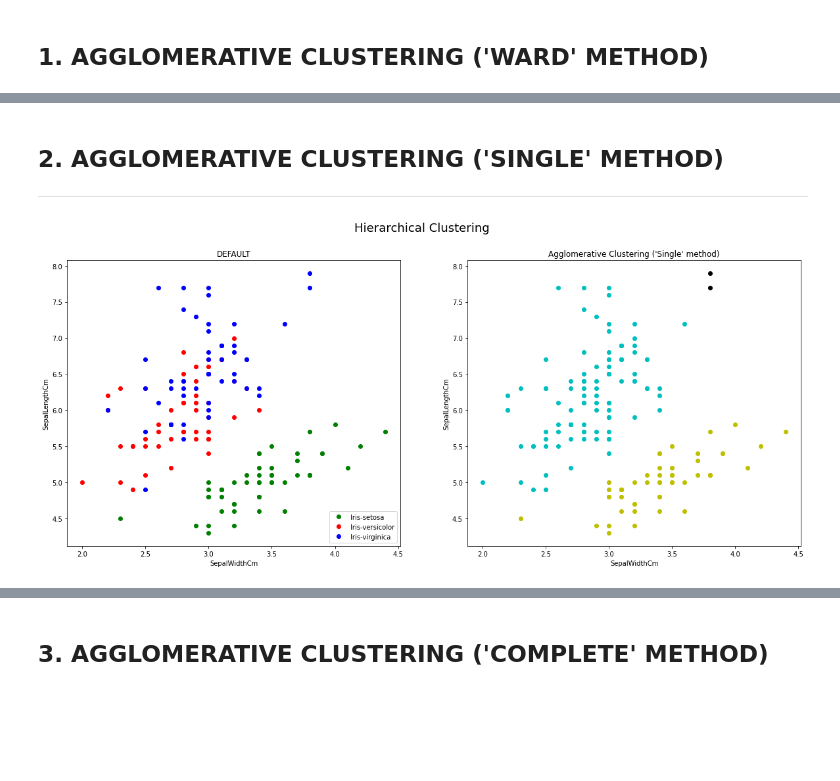
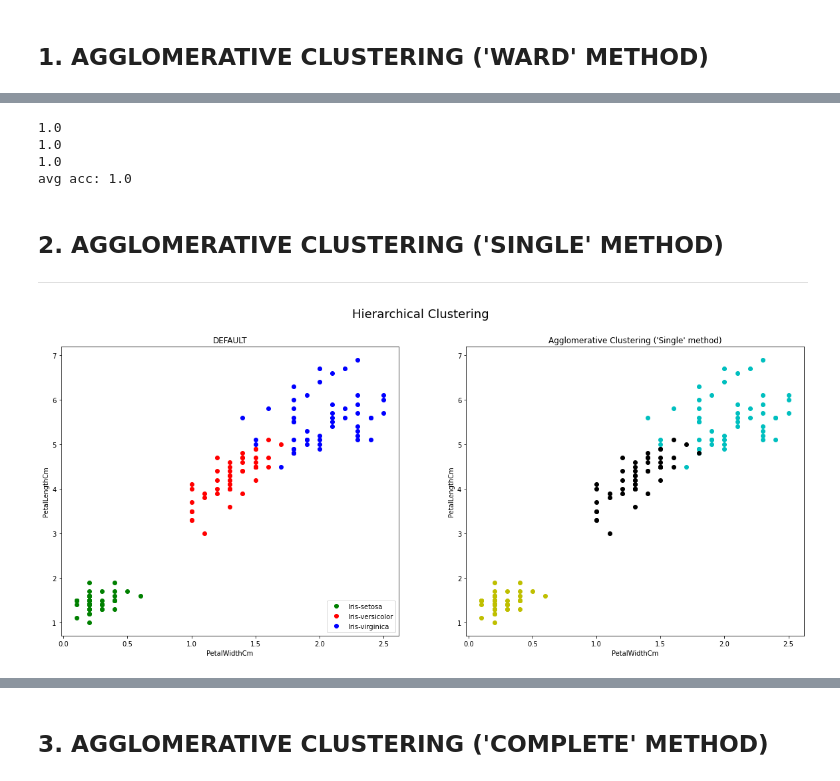
Before and after one commit to namt9/CS116-HierarchicalClustering, a Jupyter notebook: Hierarchical Clustering.ipynb, the cells around one changed output, grey strips where cells are left out. Cells and saved outputs as stored; diff of their text form; code cells hidden in the pictures; blank space fills up the shorter version.

```diff
--- a/Hierarchical Clustering.ipynb
+++ b/Hierarchical Clustering.ipynb
@@ -106,9 +104,9 @@ for i in df.Species:
         label.append(2)
 
 df['Species'] = label
-df = shuffle(df)
-df.reset_index(inplace=True)
+#df = shuffle(df)
+#df.reset_index(inplace=True)
 df['ID'] = [i for i in range(150)]
-df = df[['ID', 'SepalLengthCm', 'SepalWidthCm', 'PetalLengthCm', 'PetalWidthCm', 'Species']]
+df = df[['ID', 'PetalLengthCm', 'PetalWidthCm', 'Species']]
 df
 # %% [output]
@@ -139,5 +152,5 @@ df['clus_kmean'] = pred_label
 # %%
 clustering0 = AgglomerativeClustering(n_clusters=3, affinity='euclidean', linkage='ward').fit(X)
 clus0 = clustering0.labels_
-df['clus0'] = clus0
+df['hac_ward'] = clus0
 # %%
@@ -175,3 +164,14 @@ dend_plot_func("ward")
+# %%
+print(acc('hac_ward', 0, 1))
+print(acc('hac_ward', 1, 2))
+print(acc('hac_ward', 2, 0))
+acc_avg = (acc('hac_ward', 0, 1) + acc('hac_ward', 1, 2) + acc('hac_ward', 2, 0))/3
+print('avg acc:', acc_avg)
+# %% [output]
+1.0
+1.0
+1.0
+avg acc: 1.0
 # %% [markdown]
 ## 2. AGGLOMERATIVE CLUSTERING ('SINGLE' METHOD)
 
@@ -179,8 +179,8 @@ dend_plot_func("ward")
 # %%
 clustering1 = AgglomerativeClustering(n_clusters=3, affinity='euclidean', linkage='single').fit(X)
 clus1 = clustering1.labels_
-df['clus1'] = clus1
+df['hac_single'] = clus1
 # %%
-plot_func(df[df['clus1'] == 0], df[df['clus1'] == 1], df[df['clus1'] == 2], 'SepalWidthCm', 'SepalLengthCm' , 'Single')
+plot_func(df[df['hac_single'] == 0], df[df['hac_single'] == 1], df[df['hac_single'] == 2], 'PetalWidthCm', 'PetalLengthCm', 'Single')
 # %% [output]
-[figure, old version]
+[figure, new version]
```
Also changed, not shown: parts of 38 cells of this notebook, 2 other files.
